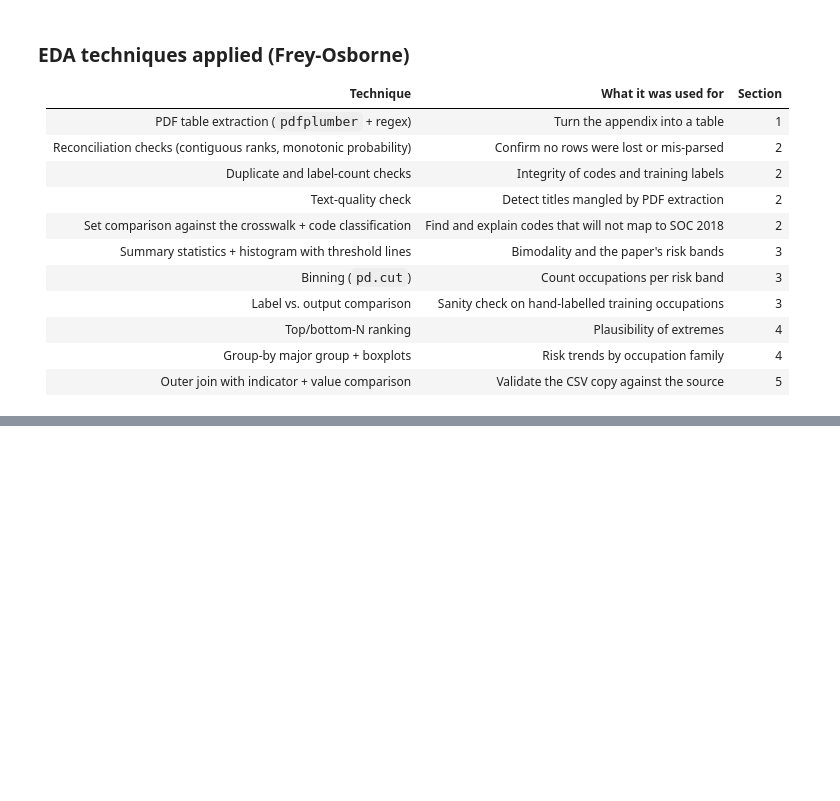
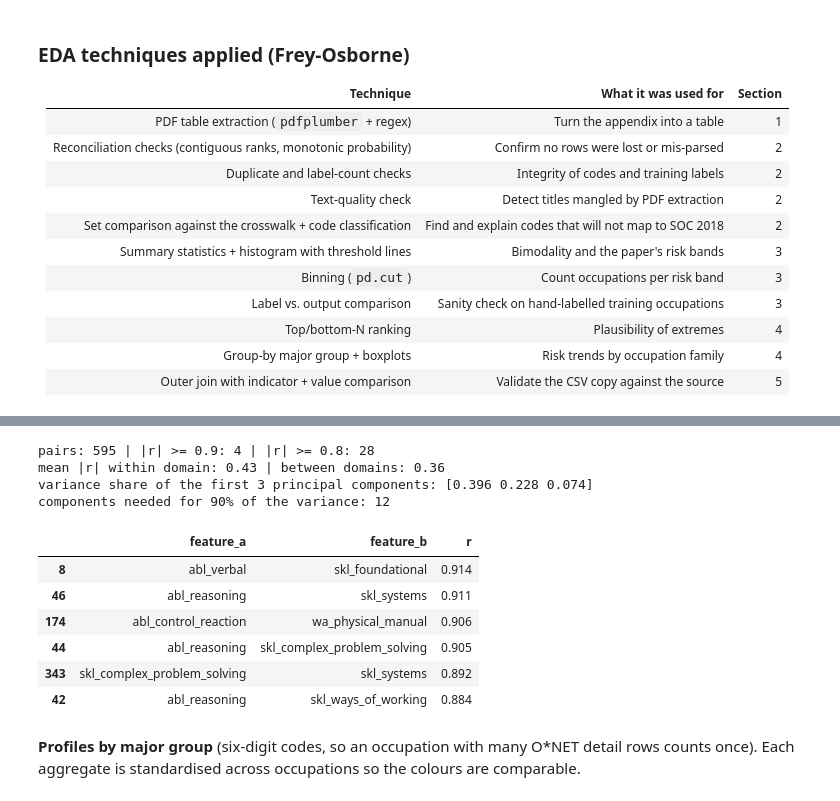
Before and after one commit to Break-Through-Tech/Swytch-1B-do-ai-job-risk-indices-agree, a Jupyter notebook: notebooks/eda/eda_raw.ipynb, the cells around one changed output, grey strips where cells are left out. Drawn from its saved outputs; the diff is of its cells as text; code cells hidden in the pictures; blank space fills up the shorter version.

```diff
--- a/notebooks/eda/eda_raw.ipynb
+++ b/notebooks/eda/eda_raw.ipynb
@@ -2110,0 +2164,20 @@ fig.savefig(OUT / "onet_rating_dates.png", dpi=150)
+# %%
+feature_corr = features.corr()
+
+fig, ax = plt.subplots(figsize=(12, 10.5))
+image = ax.imshow(feature_corr, cmap="RdBu_r", vmin=-1, vmax=1)
+ax.set_xticks(range(len(feature_corr)), feature_corr.columns, rotation=90, fontsize=8)
+ax.set_yticks(range(len(feature_corr)), feature_corr.index, fontsize=8)
+
+# Black lines between the domains (abilities | skills | work activities | work context | job zone)
+domains_in_order = list(feature_domain.values())
+boundary = 0
+for domain in HEADLINE:
+    boundary = boundary + domains_in_order.count(domain)
+    ax.axhline(boundary - 0.5, color="k", linewidth=0.6)
+    ax.axvline(boundary - 0.5, color="k", linewidth=0.6)
+
+fig.colorbar(image, ax=ax, shrink=0.7, label="Pearson r (six-digit SOC codes)")
+ax.set_title("Correlation among candidate O*NET aggregates", loc="left")
+fig.tight_layout()
+fig.savefig(OUT / "onet_aggregate_correlations.png", dpi=150)
@@ -2110,0 +2186,48 @@ fig.savefig(OUT / "onet_rating_dates.png", dpi=150)
+# %%
+# Every pair of features once (the upper triangle of the correlation matrix)
+feature_names = list(feature_corr.columns)
+pairs = []
+for i in range(len(feature_names)):
+    for j in range(i + 1, len(feature_names)):
+        a = feature_names[i]
+        b = feature_names[j]
+        pairs.append({
+            "feature_a": a,
+            "feature_b": b,
+            "r": feature_corr.iloc[i, j],
+            "same_domain": feature_domain[a] == feature_domain[b],
+        })
+pairs = pd.DataFrame(pairs)
+pairs["abs_r"] = pairs["r"].abs()
+
+print("pairs:", len(pairs), "| |r| >= 0.9:", (pairs["abs_r"] >= 0.9).sum(), "| |r| >= 0.8:", (pairs["abs_r"] >= 0.8).sum())
+within_domain = pairs.loc[pairs["same_domain"], "abs_r"].mean()
+between_domains = pairs.loc[~pairs["same_domain"], "abs_r"].mean()
+print(f"mean |r| within domain: {within_domain:.2f} | between domains: {between_domains:.2f}")
+
+# Principal components: the eigenvalues of the correlation matrix give each component's share of the variance
+eigenvalues = np.linalg.eigvalsh(feature_corr.to_numpy())
+variance_share = np.sort(eigenvalues)[::-1] / len(feature_corr)
+cumulative_share = np.cumsum(variance_share)
+components_for_90 = (cumulative_share < 0.9).sum() + 1
+print("variance share of the first 3 principal components:", variance_share[:3].round(3))
+print("components needed for 90% of the variance:", components_for_90)
+
+# The most strongly correlated pairs
+strongest = pairs.sort_values("abs_r", ascending=False).head(6)
+strongest[["feature_a", "feature_b", "r"]].round(3)
+# %% [output]
+pairs: 595 | |r| >= 0.9: 4 | |r| >= 0.8: 28
+mean |r| within domain: 0.43 | between domains: 0.36
+variance share of the first 3 principal components: [0.396 0.228 0.074]
+components needed for 90% of the variance: 12
+|  | feature_a | feature_b | r |
+| 8 | abl_verbal | skl_foundational | 0.914 |
+| 46 | abl_reasoning | skl_systems | 0.911 |
+| 174 | abl_control_reaction | wa_physical_manual | 0.906 |
+| 44 | abl_reasoning | skl_complex_problem_solving | 0.905 |
+| 343 | skl_complex_problem_solving | skl_systems | 0.892 |
+| 42 | abl_reasoning | skl_ways_of_working | 0.884 |
+# %% [markdown]
+**Profiles by major group** (six-digit codes, so an occupation with many O\*NET detail rows counts once). Each aggregate
+is standardised across occupations so the colours are comparable.
```
Also changed, not shown: parts of 90 cells of this notebook.
